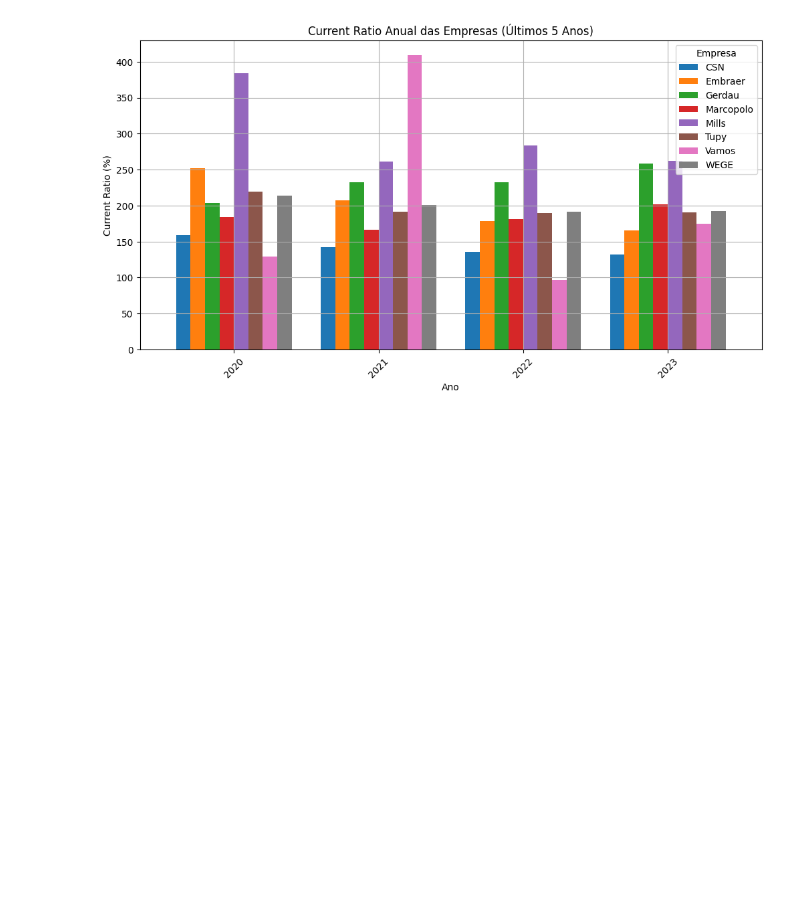
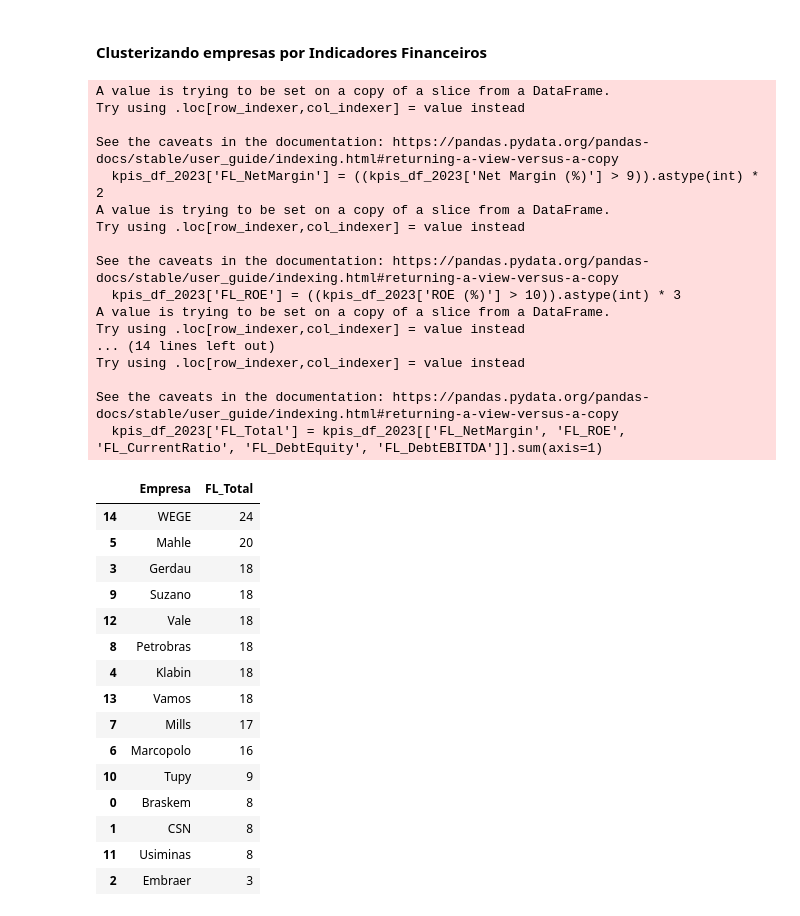
Before and after one commit to lwaeny/finance, a Jupyter notebook: Notebooks/Benchmark_Industrials_2024.ipynb, the cells around one changed output. Saved outputs shown, nothing was run; the diff lists cells and outputs as text; code cells hidden in the pictures; blank space fills up the shorter version.

```diff
--- a/Notebooks/Benchmark_Industrials_2024.ipynb
+++ b/Notebooks/Benchmark_Industrials_2024.ipynb
@@ -527,20 +215,59 @@ kpis_df[(kpis_df['Data'].dt.year == 2023)]
-# %%
-# Função para plotar gráficos de KPIs
-def plot_kpis(kpis_df, kpi_name):
-    kpis_df['Ano'] = kpis_df['Data'].dt.year
-    kpis_df = kpis_df[kpis_df['Ano'] >= (pd.Timestamp.now().year - 5)]  # Filtrando para os últimos 5 anos
-    kpi_annual = kpis_df.groupby(['Ano', 'Empresa'])[kpi_name].mean().unstack()
-
-    kpi_annual.plot(kind='bar', figsize=(12, 6), width=0.8)
-    plt.title(f'{kpi_name} Anual das Empresas (Últimos 5 Anos)')
-    plt.xlabel('Ano')
-    plt.ylabel(f'{kpi_name} (%)')
-    plt.xticks(rotation=45)
-    plt.legend(title='Empresa')
-    plt.grid(True)
-    plt.show()
-
-# Plotando gráficos para cada KPI
-plot_kpis(kpis_df, 'Current Ratio')
-# %% [output]
-[figure, removed]
+# %% [markdown]
+#### Clusterizando empresas por Indicadores Financeiros
+# %%
+# Filtrar para o ano de 23/22/21
+kpis_df_2023 = kpis_df[kpis_df['Data'].dt.year.isin([2021, 2022, 2023])]
+# Peso 2 - Flag de Margem Líquida (%) acima de 9%
+kpis_df_2023['FL_NetMargin'] = ((kpis_df_2023['Net Margin (%)'] > 9)).astype(int) * 2
+# Peso 3 - Flag de ROE (%) abaixo de 10%
+kpis_df_2023['FL_ROE'] = ((kpis_df_2023['ROE (%)'] > 10)).astype(int) * 3
+# Flag de Liquidez Corrente acima de 1
+kpis_df_2023['FL_CurrentRatio'] = ((kpis_df['Current Ratio'] > 1)).astype(int)
+# Flag de DivLiq/PatrimLiq abaixo de 1
+kpis_df_2023['FL_DebtEquity'] = ((kpis_df['Debt to Equity (%)'] < 1)).astype(int)
+# Flag de DivLiq/EBITDA abaixo de 3
+kpis_df_2023['FL_DebtEBITDA'] = ((kpis_df['Debt to EBITDA (%)'] < 1)).astype(int)
+# Somando as Flags
+kpis_df_2023['FL_Total'] = kpis_df_2023[['FL_NetMargin', 'FL_ROE', 'FL_CurrentRatio', 'FL_DebtEquity', 'FL_DebtEBITDA']].sum(axis=1)
+
+# Filtrando as empresas e as notas de 23/22/21
+kpis_df_2023 = kpis_df_2023[['Empresa','FL_Total']]
+# Somando as notas de todos os anos
+kpis_df_agrupado = kpis_df_2023.groupby('Empresa', as_index=False)['FL_Total'].sum()
+# Ordenando as Flags
+kpis_df_agrupado = kpis_df_agrupado.sort_values(by='FL_Total', ascending=False)
+kpis_df_agrupado
+# %% [output]
+A value is trying to be set on a copy of a slice from a DataFrame.
+Try using .loc[row_indexer,col_indexer] = value instead
+
+See the caveats in the documentation: https://pandas.pydata.org/pandas-docs/stable/user_guide/indexing.html#returning-a-view-versus-a-copy
+  kpis_df_2023['FL_NetMargin'] = ((kpis_df_2023['Net Margin (%)'] > 9)).astype(int) * 2
+A value is trying to be set on a copy of a slice from a DataFrame.
+Try using .loc[row_indexer,col_indexer] = value instead
+
+See the caveats in the documentation: https://pandas.pydata.org/pandas-docs/stable/user_guide/indexing.html#returning-a-view-versus-a-copy
+  kpis_df_2023['FL_ROE'] = ((kpis_df_2023['ROE (%)'] > 10)).astype(int) * 3
+A value is trying to be set on a copy of a slice from a DataFrame.
+Try using .loc[row_indexer,col_indexer] = value instead
+... (14 lines left out)
+Try using .loc[row_indexer,col_indexer] = value instead
+
+See the caveats in the documentation: https://pandas.pydata.org/pandas-docs/stable/user_guide/indexing.html#returning-a-view-versus-a-copy
+  kpis_df_2023['FL_Total'] = kpis_df_2023[['FL_NetMargin', 'FL_ROE', 'FL_CurrentRatio', 'FL_DebtEquity', 'FL_DebtEBITDA']].sum(axis=1)
+|  | Empresa | FL_Total |
+| 14 | WEGE | 24 |
+| 5 | Mahle | 20 |
+| 3 | Gerdau | 18 |
+| 9 | Suzano | 18 |
+| 12 | Vale | 18 |
+| 8 | Petrobras | 18 |
+| 4 | Klabin | 18 |
+| 13 | Vamos | 18 |
+| 7 | Mills | 17 |
+| 6 | Marcopolo | 16 |
+| 10 | Tupy | 9 |
+| 0 | Braskem | 8 |
+| 1 | CSN | 8 |
+| 11 | Usiminas | 8 |
+| 2 | Embraer | 3 |
```
Also changed, not shown: parts of 19 cells of this notebook.
